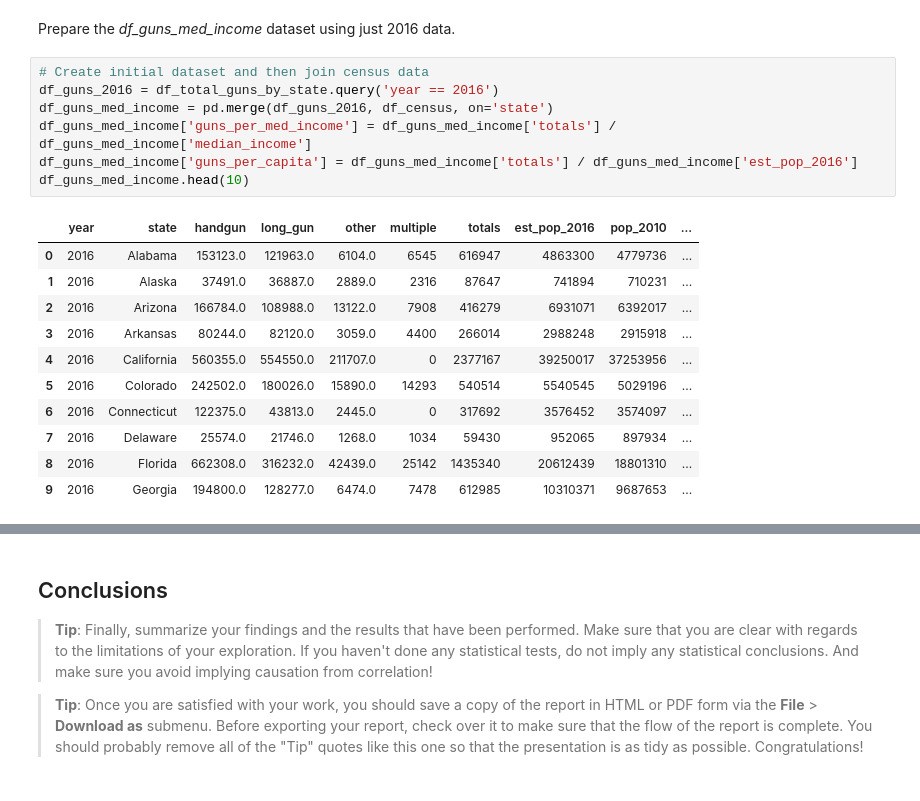
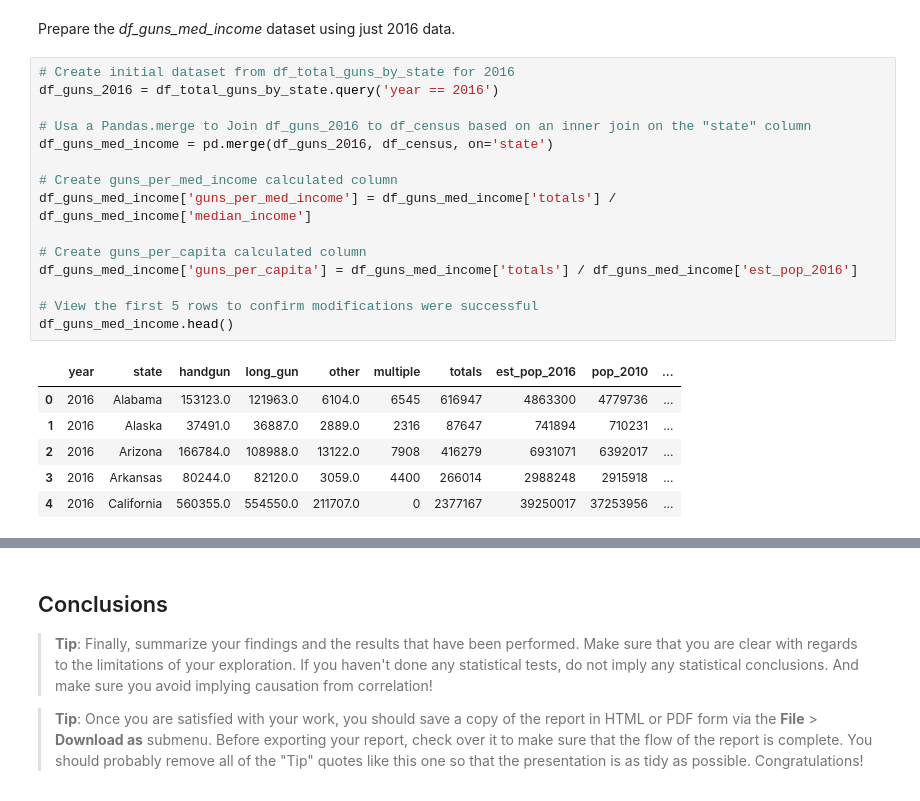
Before and after one commit to GaryLBentley/investigate_dataset, a Jupyter notebook: investigate-a-dataset.ipynb, the cells around one changed output, grey strips where cells are left out. Cells and saved outputs as stored; diff of their text form.

```diff
--- a/investigate-a-dataset.ipynb
+++ b/investigate-a-dataset.ipynb
@@ -352,21 +339,24 @@ df_census.head()
 # %% [markdown]
 Prepare the *df_guns_med_income* dataset using just 2016 data.
 # %%
-# Create initial dataset and then join census data
+# Create initial dataset from df_total_guns_by_state for 2016
 df_guns_2016 = df_total_guns_by_state.query('year == 2016')
+
+# Usa a Pandas.merge to Join df_guns_2016 to df_census based on an inner join on the "state" column
 df_guns_med_income = pd.merge(df_guns_2016, df_census, on='state')
+
+# Create guns_per_med_income calculated column
 df_guns_med_income['guns_per_med_income'] = df_guns_med_income['totals'] / df_guns_med_income['median_income']
+
+# Create guns_per_capita calculated column
 df_guns_med_income['guns_per_capita'] = df_guns_med_income['totals'] / df_guns_med_income['est_pop_2016']
-df_guns_med_income.head(10)
+
+# View the first 5 rows to confirm modifications were successful
+df_guns_med_income.head()
 # %% [output]
 |  | year | state | handgun | long_gun | other | multiple | totals | est_pop_2016 | pop_2010 | ... |
 | 0 | 2016 | Alabama | 153123.0 | 121963.0 | 6104.0 | 6545 | 616947 | 4863300 | 4779736 | ... |
 | 1 | 2016 | Alaska | 37491.0 | 36887.0 | 2889.0 | 2316 | 87647 | 741894 | 710231 | ... |
 | 2 | 2016 | Arizona | 166784.0 | 108988.0 | 13122.0 | 7908 | 416279 | 6931071 | 6392017 | ... |
 | 3 | 2016 | Arkansas | 80244.0 | 82120.0 | 3059.0 | 4400 | 266014 | 2988248 | 2915918 | ... |
 | 4 | 2016 | California | 560355.0 | 554550.0 | 211707.0 | 0 | 2377167 | 39250017 | 37253956 | ... |
-| 5 | 2016 | Colorado | 242502.0 | 180026.0 | 15890.0 | 14293 | 540514 | 5540545 | 5029196 | ... |
-| 6 | 2016 | Connecticut | 122375.0 | 43813.0 | 2445.0 | 0 | 317692 | 3576452 | 3574097 | ... |
-| 7 | 2016 | Delaware | 25574.0 | 21746.0 | 1268.0 | 1034 | 59430 | 952065 | 897934 | ... |
-| 8 | 2016 | Florida | 662308.0 | 316232.0 | 42439.0 | 25142 | 1435340 | 20612439 | 18801310 | ... |
-| 9 | 2016 | Georgia | 194800.0 | 128277.0 | 6474.0 | 7478 | 612985 | 10310371 | 9687653 | ... |
```
Also changed, not shown: parts of 40 cells of this notebook.
